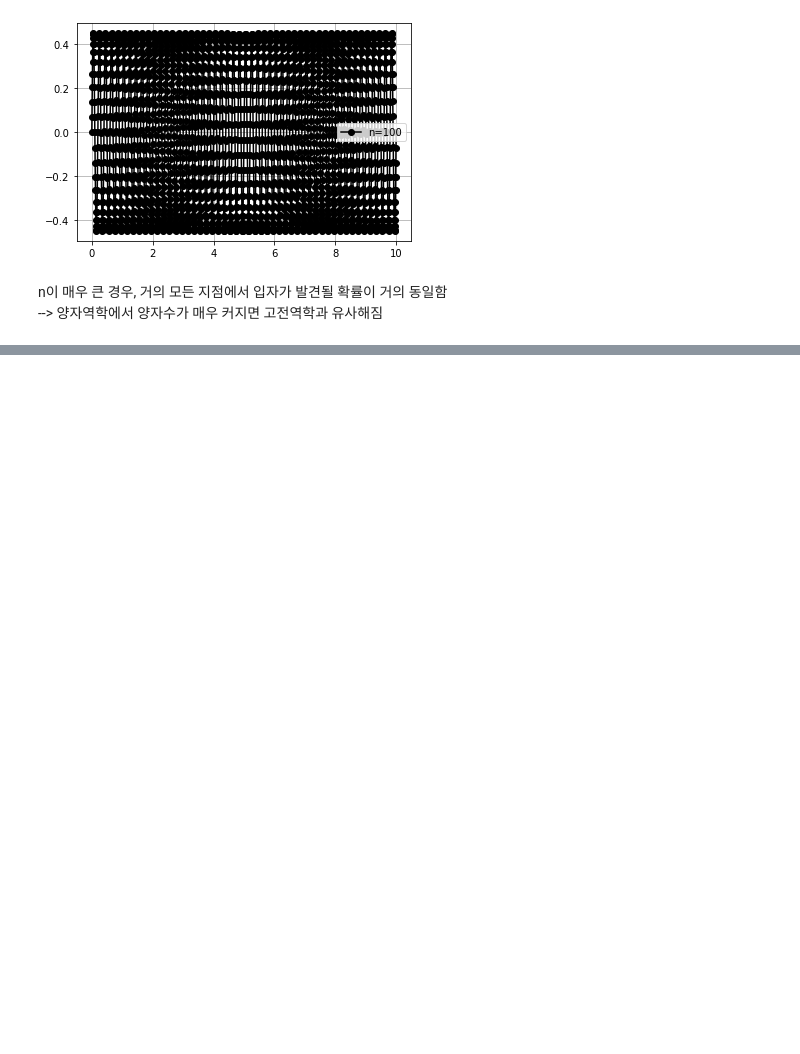
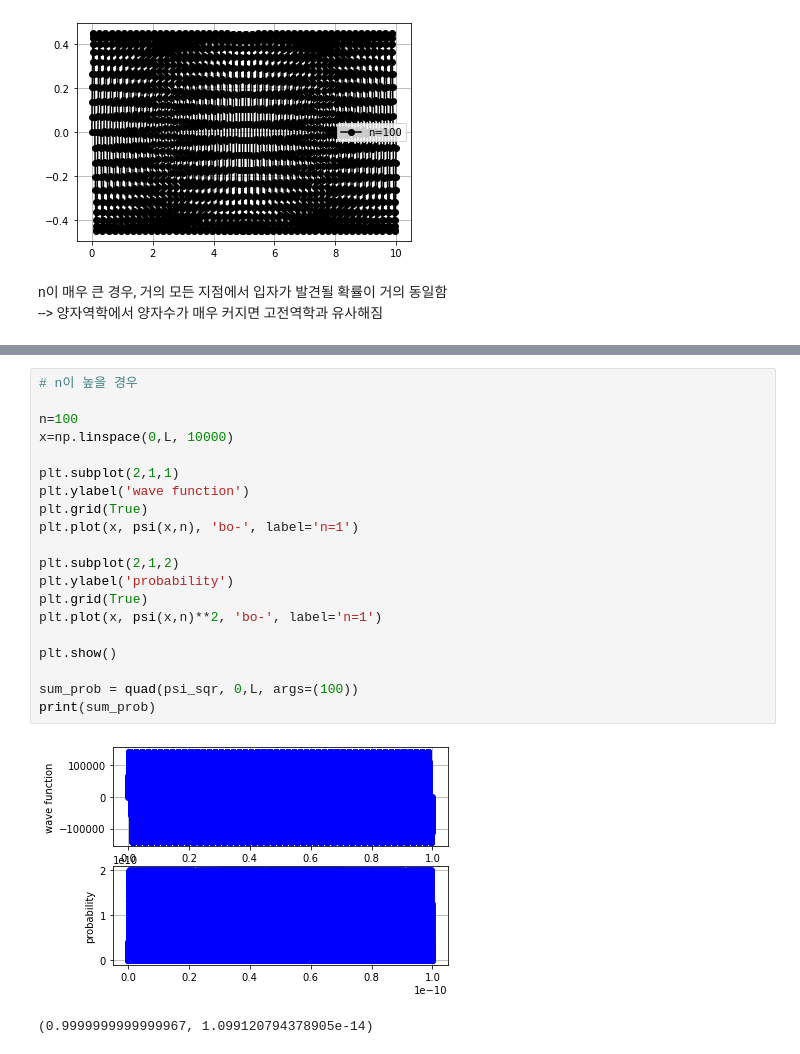
Before and after one commit to BrainNim/Study, a Jupyter notebook: K-MOOC/코딩으로 배우는 일반화학/week_7.ipynb, the cells around one changed output, grey strips where cells are left out. Drawn from its saved outputs; the diff is of its cells as text; blank space fills up the shorter version.

```diff
--- a/K-MOOC/코딩으로 배우는 일반화학/week_7.ipynb
+++ b/K-MOOC/코딩으로 배우는 일반화학/week_7.ipynb
@@ -104,0 +181,23 @@ n이 매우 큰 경우, 거의 모든 지점에서 입자가 발견될 확률이
+# %%
+# n이 높을 경우
+
+n=100
+x=np.linspace(0,L, 10000)
+
+plt.subplot(2,1,1)
+plt.ylabel('wave function')
+plt.grid(True)
+plt.plot(x, psi(x,n), 'bo-', label='n=1')
+
+plt.subplot(2,1,2)
+plt.ylabel('probability')
+plt.grid(True)
+plt.plot(x, psi(x,n)**2, 'bo-', label='n=1')
+
+plt.show()
+
+sum_prob = quad(psi_sqr, 0,L, args=(100))
+print(sum_prob)
+# %% [output]
+[figure, added]
+(0.9999999999999967, 1.099120794378905e-14)
```
Also changed, not shown: parts of 8 cells of this notebook.
